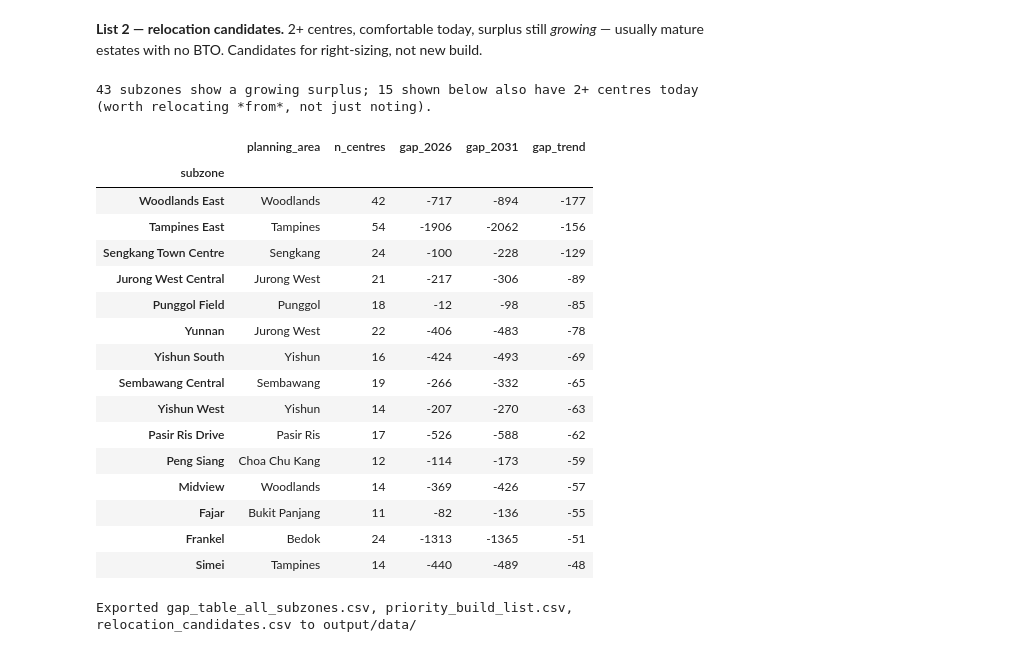
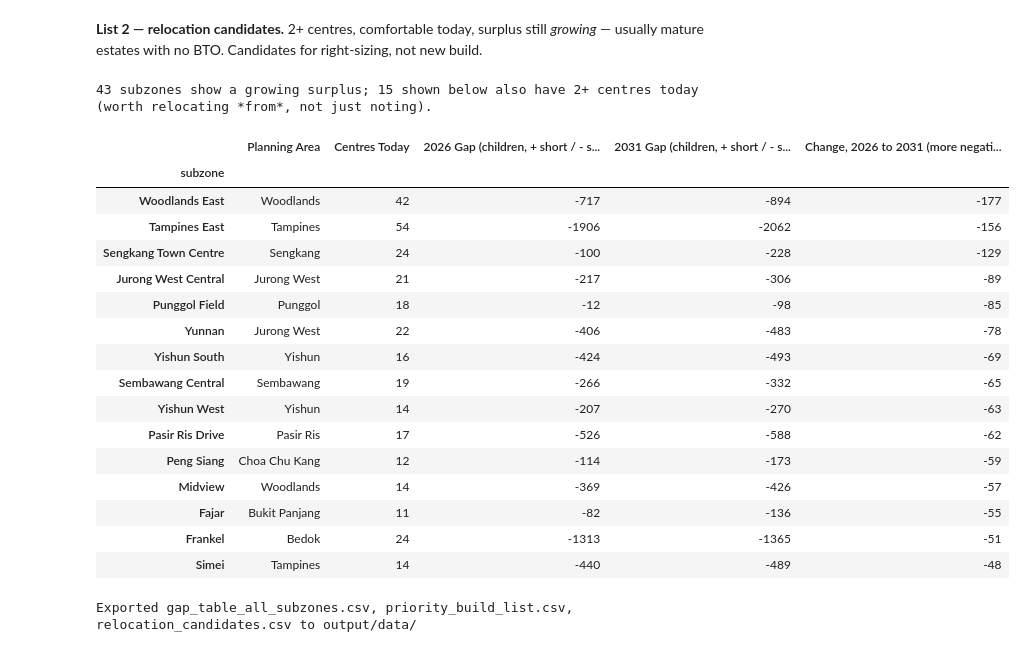
Before and after one commit to ngzongyi/govtech_geospatial, a Jupyter notebook: section-2-case-study/codes/childcare_analysis.ipynb, the cells around one changed output. Saved outputs shown, nothing was run; the diff lists cells and outputs as text; code cells hidden in the pictures.

```diff
--- a/section-2-case-study/codes/childcare_analysis.ipynb
+++ b/section-2-case-study/codes/childcare_analysis.ipynb
@@ -1170,14 +1184,22 @@ priority_build[priority_cols].head(15).style.format({
 # %%
 relocation_candidates = gap_table[(gap_table["category"] == "Relocation candidate") & (gap_table["n_centres"] >= 2)].copy()
 relocation_candidates = relocation_candidates.sort_values("gap_trend").head(15)
 reloc_cols = ["planning_area", "n_centres", f"gap_{FORECAST_YEARS[0]}", f"gap_{FORECAST_YEARS[-1]}", "gap_trend"]
+reloc_labels = {
+    "planning_area": "Planning Area",
+    "n_centres": "Centres Today",
+    f"gap_{FORECAST_YEARS[0]}": f"{FORECAST_YEARS[0]} Gap (children, + short / - surplus)",
+    f"gap_{FORECAST_YEARS[-1]}": f"{FORECAST_YEARS[-1]} Gap (children, + short / - surplus)",
+    "gap_trend": "Change, 2026 to 2031 (more negative = surplus growing faster)",
+}
 
 print(f"{len(gap_table[gap_table['category']=='Relocation candidate'])} subzones show a growing surplus; "
       f"{len(relocation_candidates)} shown below also have 2+ centres today (worth relocating *from*, not just noting).\n")
-relocation_candidates[reloc_cols].style.format({c: "{:.0f}" for c in reloc_cols if c != "planning_area"})
+reloc_display = relocation_candidates[reloc_cols].rename(columns=reloc_labels)
+reloc_display.style.format({c: "{:.0f}" for c in reloc_display.columns if c != "Planning Area"})
 # %% [output]
 43 subzones show a growing surplus; 15 shown below also have 2+ centres today (worth relocating *from*, not just noting).
-|  | planning_area | n_centres | gap_2026 | gap_2031 | gap_trend |
+|  | Planning Area | Centres Today | 2026 Gap (children, + short / - s... | 2031 Gap (children, + short / - s... | Change, 2026 to 2031 (more negati... |
 | subzone |  |  |  |  |  |
 | Woodlands East | Woodlands | 42 | -717 | -894 | -177 |
 | Tampines East | Tampines | 54 | -1906 | -2062 | -156 |
```
Also changed, not shown: parts of 6 cells of this notebook, 3 other files.
